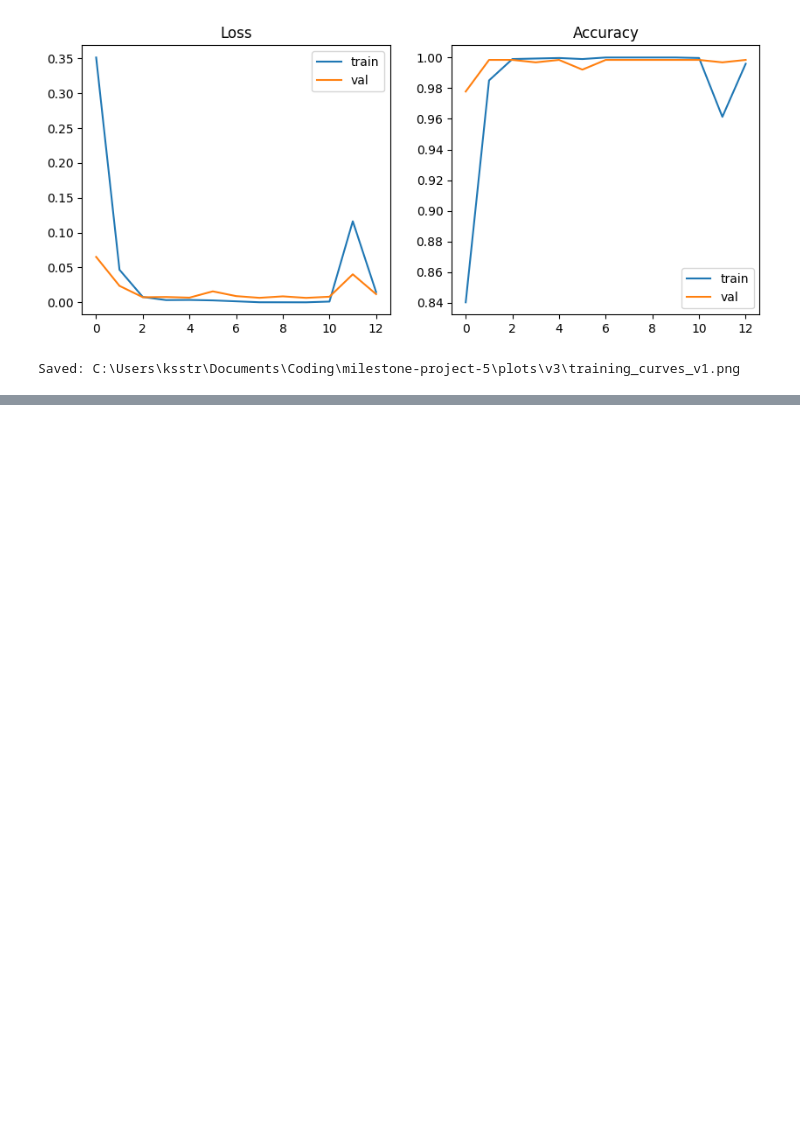
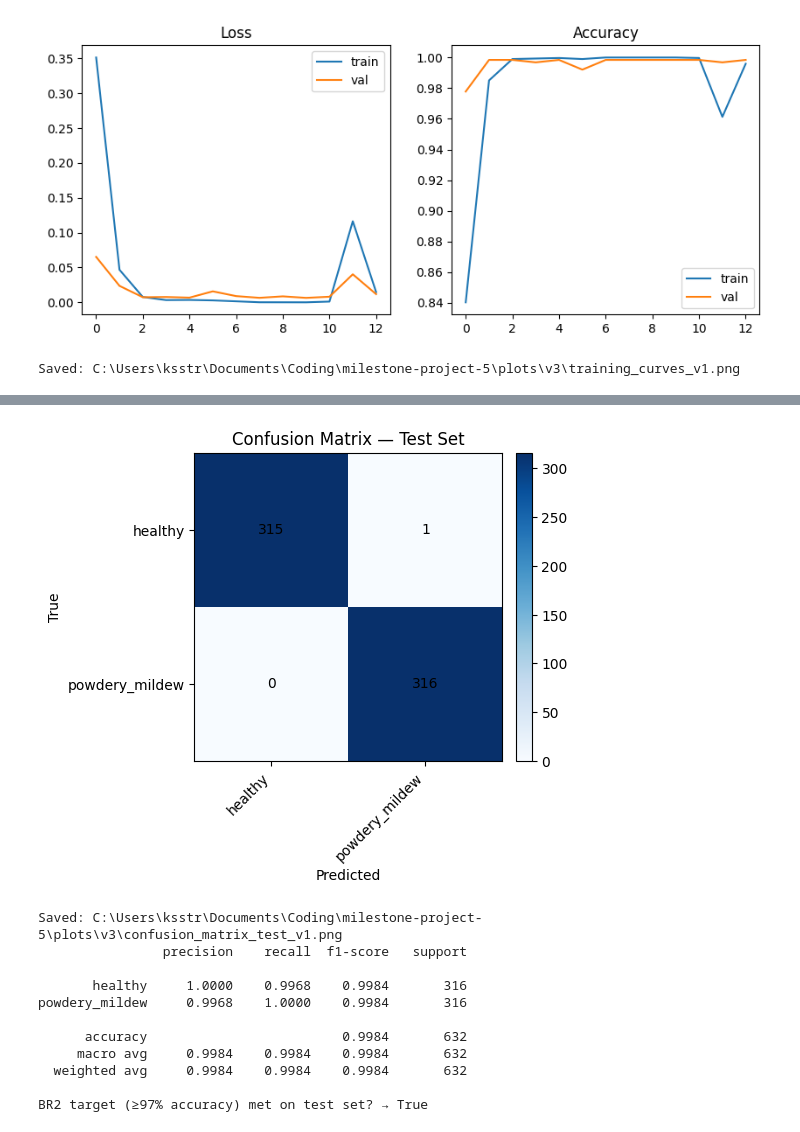
Before and after one commit to ksstrat/milestone-project-5, a Jupyter notebook: jupyter_notebooks/05_modelling_and_evaluation.ipynb, the cells around one changed output, grey strips where cells are left out. Cells and saved outputs as stored; diff of their text form; code cells hidden in the pictures; blank space fills up the shorter version.

Commit message:
feat: add final test evaluation, confusion matrix, and meets/not-meets statement (CNN v1) to 05_modelling_and_evaluation

```diff
--- a/jupyter_notebooks/05_modelling_and_evaluation.ipynb
+++ b/jupyter_notebooks/05_modelling_and_evaluation.ipynb
@@ -344,0 +355,56 @@ Saved: C:\Users\ksstr\Documents\Coding\milestone-project-5\plots\v3\training_cur
+# %%
+from sklearn.metrics import confusion_matrix, classification_report
+
+# --- 1) Test metrics ---
+test_loss, test_acc = model.evaluate(test_ds, verbose=0)
+print(f"Test metrics → accuracy: {test_acc:.4f} | loss: {test_loss:.4f}")
+
+# --- 2) Predictions for confusion matrix ---
+y_true, y_pred = [], []
+for xb, yb in test_ds:
+    probs = model.predict(xb, verbose=0)
+    y_true.extend(yb.numpy().tolist())
+    y_pred.extend(np.argmax(probs, axis=1).tolist())
+
+y_true, y_pred = np.array(y_true), np.array(y_pred)
+
+# --- 3) Confusion matrix ---
+cm = confusion_matrix(y_true, y_pred)
+labels_sorted = sorted(df_train["label"].unique().tolist())
+
+fig, ax = plt.subplots(figsize=(4.5, 4))
+im = ax.imshow(cm, cmap="Blues")
+ax.set_title("Confusion Matrix — Test Set")
+ax.set_xlabel("Predicted")
+ax.set_ylabel("True")
+ax.set_xticks(range(len(labels_sorted)))
+ax.set_yticks(range(len(labels_sorted)))
+ax.set_xticklabels(labels_sorted, rotation=45, ha="right")
+ax.set_yticklabels(labels_sorted)
+
+for (i, j), v in np.ndenumerate(cm):
+    ax.text(j, i, str(v), ha="center", va="center")
+
+fig.colorbar(im, ax=ax, fraction=0.046, pad=0.04)
+
+PLOTS_V3_DIR.mkdir(parents=True, exist_ok=True)
+cm_path = PLOTS_V3_DIR / "confusion_matrix_test_v1.png"
+fig.savefig(cm_path, bbox_inches="tight", dpi=150)
+plt.show()
+plt.close(fig)
+print("Saved:", cm_path.resolve())
+
+# --- 4) Classification report ---
+report = classification_report(y_true, y_pred, target_names=labels_sorted, digits=4)
+print(report)
+
+rep_dir = ARTIFACTS_DIR / "v1" / "reports"
+rep_dir.mkdir(parents=True, exist_ok=True)
+with open(rep_dir / "classification_report_test_v1.txt", "w", encoding="utf-8") as f:
+    f.write(f"Test accuracy: {test_acc:.4f}\nTest loss: {test_loss:.4f}\n\n")
+    f.write(report)
+
+# --- 5) Meets / Not meets statement ---
+meets = test_acc >= 0.97
+print(f"BR2 target (≥97% accuracy) met on test set? → {meets}")
+# %% [output]
@@ -344,0 +412,12 @@ Saved: C:\Users\ksstr\Documents\Coding\milestone-project-5\plots\v3\training_cur
+[figure, added]
+Saved: C:\Users\ksstr\Documents\Coding\milestone-project-5\plots\v3\confusion_matrix_test_v1.png
+                precision    recall  f1-score   support
+
+       healthy     1.0000    0.9968    0.9984       316
+powdery_mildew     0.9968    1.0000    0.9984       316
+
+      accuracy                         0.9984       632
+     macro avg     0.9984    0.9984    0.9984       632
+  weighted avg     0.9984    0.9984    0.9984       632
+
+BR2 target (≥97% accuracy) met on test set? → True
```
Also changed, not shown: parts of 3 cells of this notebook, 2 other files.
